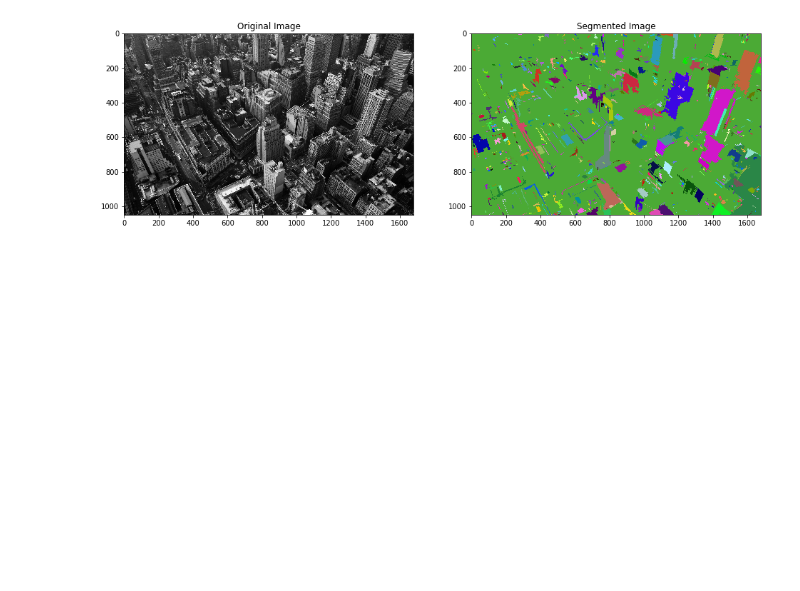
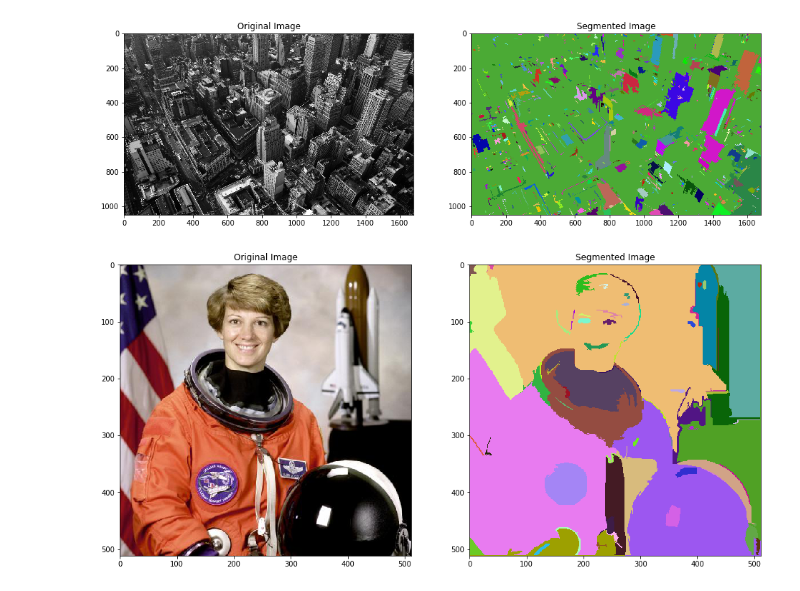
Before and after one commit to SouBanerjee/ImageSegmentation, a Jupyter notebook: ImageSegmentation.ipynb, the cells around one changed output. Cells and saved outputs as stored; diff of their text form; code cells hidden in the pictures; blank space fills up the shorter version.

Commit message:
testing another image

```diff
--- a/ImageSegmentation.ipynb
+++ b/ImageSegmentation.ipynb
@@ -216,0 +224,4 @@ run('Data/wallpaper.jpg', 0.5, 300, 50)
+# %%
+run('astro.jpg', 0.5, 300, 50)
+# %% [output]
+[figure, added]
```
Also changed, not shown: parts of 4 cells of this notebook.
